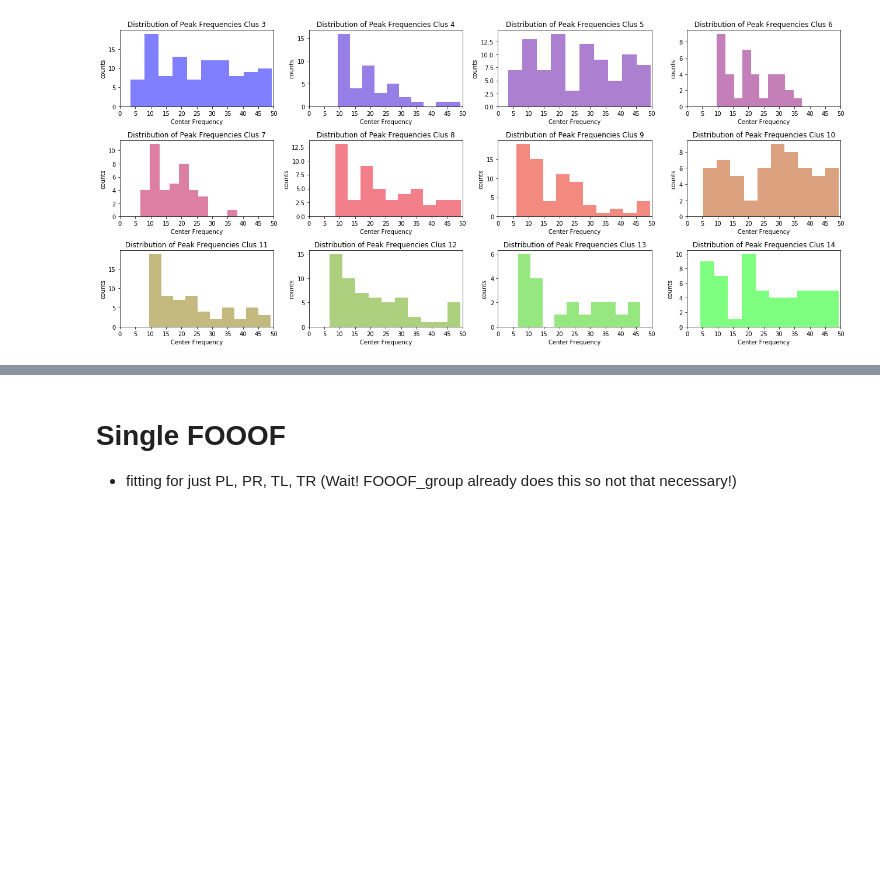
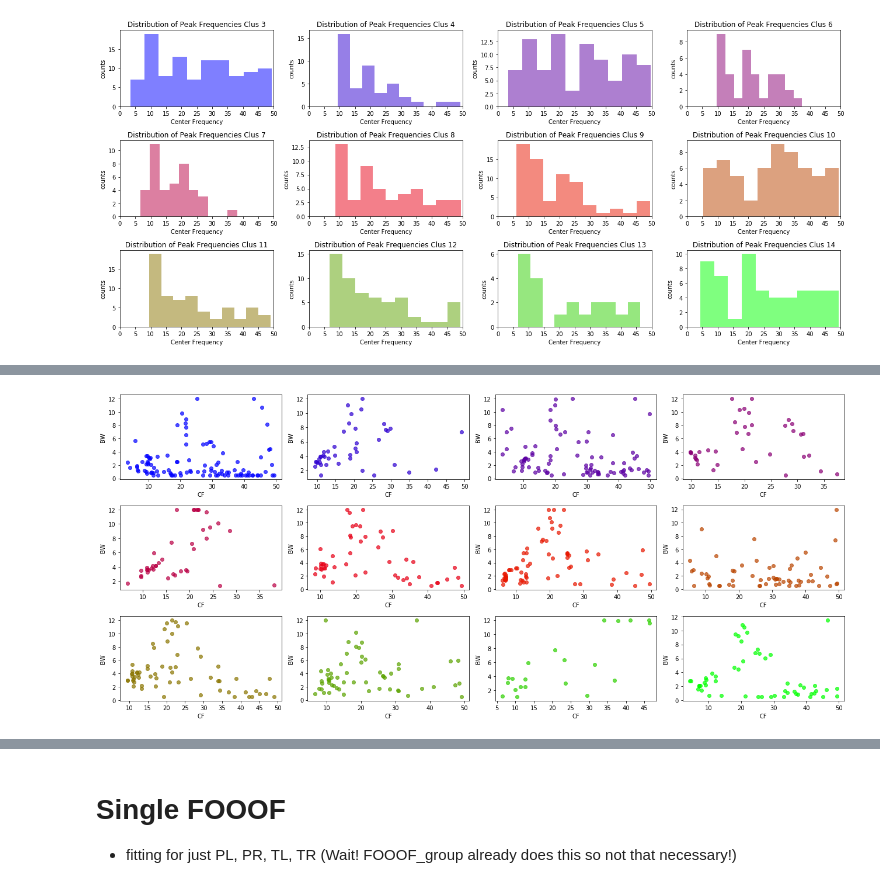
Before and after one commit to bfbarry/Metric-Modulation, a Jupyter notebook: spectral_analysis.ipynb, the cells around one changed output, grey strips where cells are left out. Saved outputs shown, nothing was run; the diff lists cells and outputs as text; code cells hidden in the pictures; blank space fills up the shorter version.

```diff
--- a/spectral_analysis.ipynb
+++ b/spectral_analysis.ipynb
@@ -117,8 +136,17 @@ def peakPlot(fit_data, param, bins = plt.rcParams["hist.bins"], plt_format = 'la
             plt.xlabel('Center Frequency'); plt.ylabel('counts')
         plt.tight_layout()
 
-
-
+def peakDataScatter(fit_data, measures = ['CF', "BW"]):
+    """Scatter plot of peak measures, default CF vs BW"""
+    m1, m2 = measures[0], measures[1]
+    colors = plt.cm.brg(np.linspace(0, 1,12))
+    for i, cl in enumerate(range(3,15)):
+        peaks = group_df['cluster {}'.format(cl)]['peak data'][m1][:,0] #because peak_data for FOOOFgroup is stored as [data, spectral curve #]
+        pk_widths = group_df['cluster {}'.format(cl)]['peak data'][m2][:,0]
+        plt.subplot(3,4,i+1)
+        plt.scatter(peaks, pk_widths, color = colors[i], alpha = 0.7)
+        plt.xlabel(m1); plt.ylabel(m2)
+        plt.tight_layout()
 
 def exponentPlot(fit_data, bins = plt.rcParams["hist.bins"], plt_format = 'layered'):
     """plt_format: either 'layered' or 'subplots'
@@ -175,0 +204,5 @@ plt.show()
+# %%
+plt.figure(figsize=[18,8])
+peakDataScatter(group_df)
+# %% [output]
+[figure, added]
```
Also changed, not shown: parts of 14 cells of this notebook, 1 other file.
